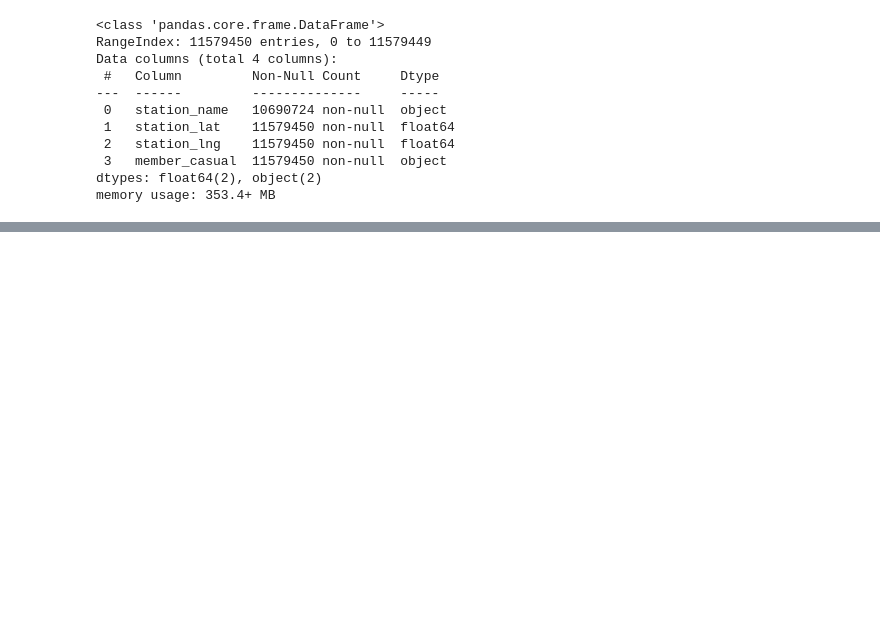
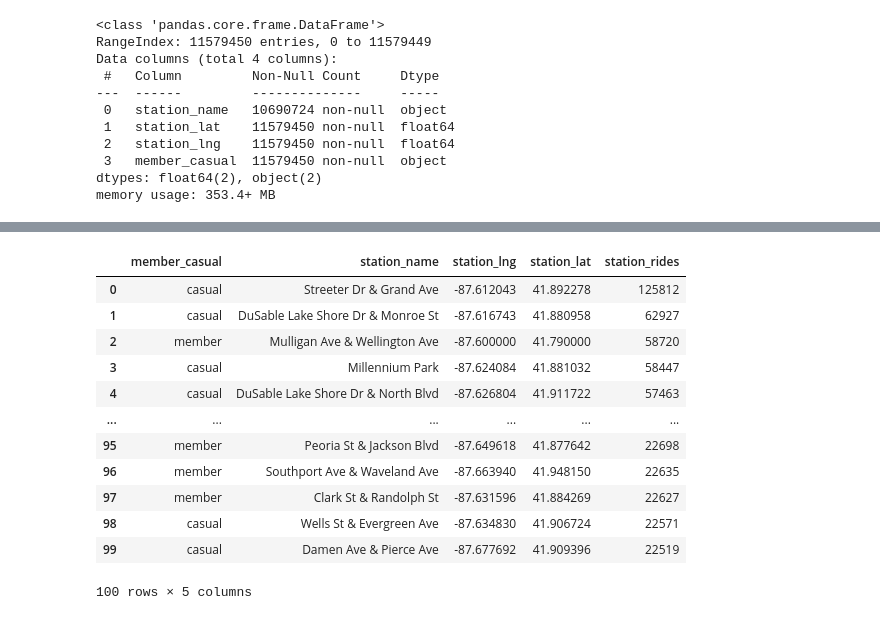
Before and after one commit to AlvaroValdelamar/Google-Data-Capstone-Project, a Jupyter notebook: src/main_script.ipynb, the cells around one changed output, grey strips where cells are left out. Saved outputs shown, nothing was run; the diff lists cells and outputs as text; code cells hidden in the pictures; blank space fills up the shorter version.

```diff
--- a/src/main_script.ipynb
+++ b/src/main_script.ipynb
@@ -1010,4 +941,0 @@ Length: 2293975, dtype: int64
-# %%
-station_traffic['station_lng'] = df_coordinates['station_lng'].where(df_coordinates['station_name']==station_traffic['station_name'])
-df_coordinates['station_name']==station_traffic['station_name']
-reset_index(drop=True)
@@ -1045,0 +962,22 @@ pandas.core.series.Series
+# %%
+#Filter for longitude
+station_traffic = station_traffic.loc[(station_traffic['station_lng'] > -88) & (station_traffic['station_lng'] < -87.5)]
+
+#Filter for latitude
+station_traffic = station_traffic.loc[(station_traffic['station_lat'] > 41.6) & (station_traffic['station_lat'] < 42.5)]
+# %%
+station_traffic.head(100)
+# %% [output]
+|  | member_casual | station_name | station_lng | station_lat | station_rides |
+| 0 | casual | Streeter Dr & Grand Ave | -87.612043 | 41.892278 | 125812 |
+| 1 | casual | DuSable Lake Shore Dr & Monroe St | -87.616743 | 41.880958 | 62927 |
+| 2 | member | Mulligan Ave & Wellington Ave | -87.600000 | 41.790000 | 58720 |
+| 3 | casual | Millennium Park | -87.624084 | 41.881032 | 58447 |
+| 4 | casual | DuSable Lake Shore Dr & North Blvd | -87.626804 | 41.911722 | 57463 |
+| ... | ... | ... | ... | ... | ... |
+| 95 | member | Peoria St & Jackson Blvd | -87.649618 | 41.877642 | 22698 |
+| 96 | member | Southport Ave & Waveland Ave | -87.663940 | 41.948150 | 22635 |
+| 97 | member | Clark St & Randolph St | -87.631596 | 41.884269 | 22627 |
+| 98 | casual | Wells St & Evergreen Ave | -87.634830 | 41.906724 | 22571 |
+| 99 | casual | Damen Ave & Pierce Ave | -87.677692 | 41.909396 | 22519 |
+100 rows × 5 columns
```
Also changed, not shown: parts of 27 cells of this notebook.
